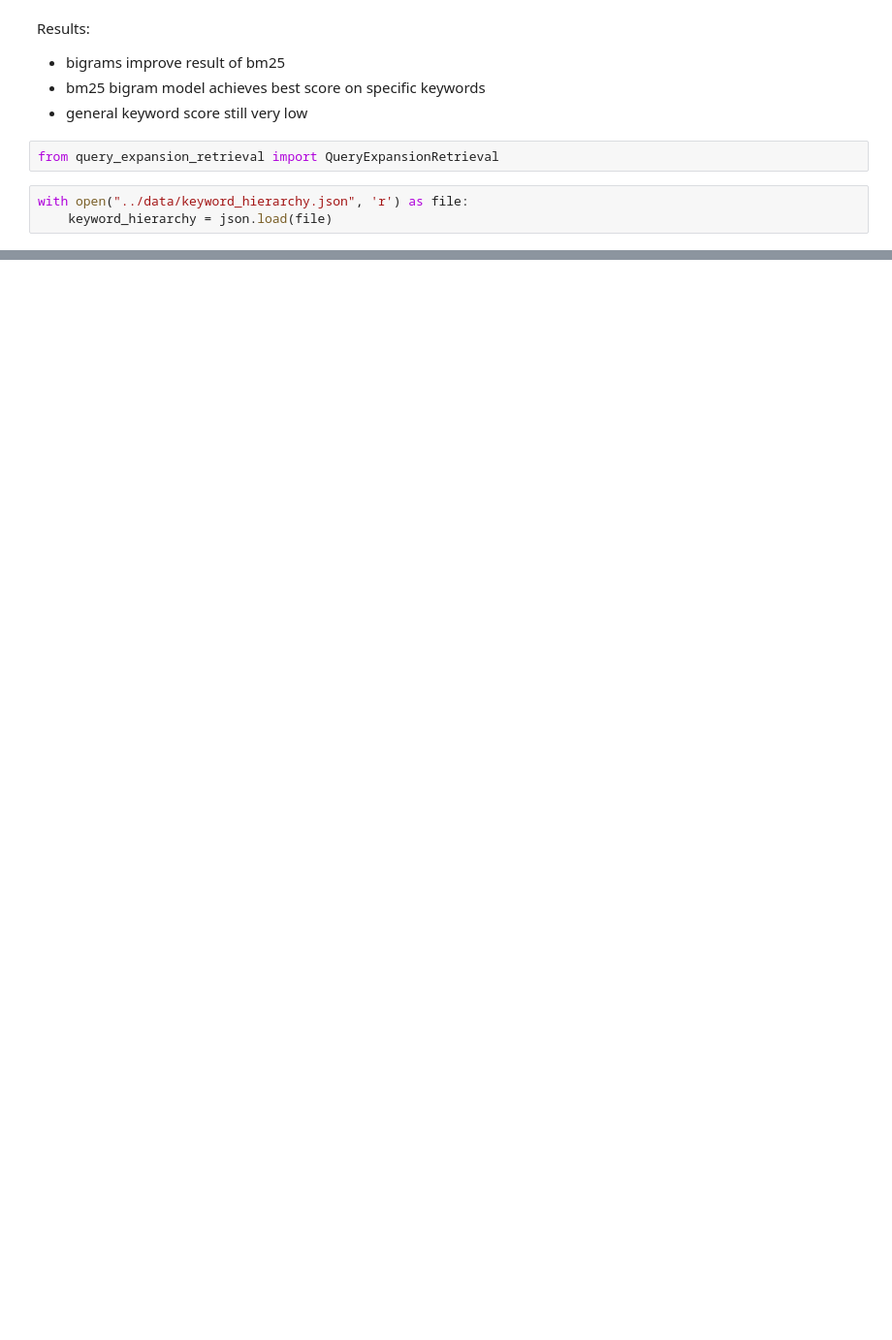
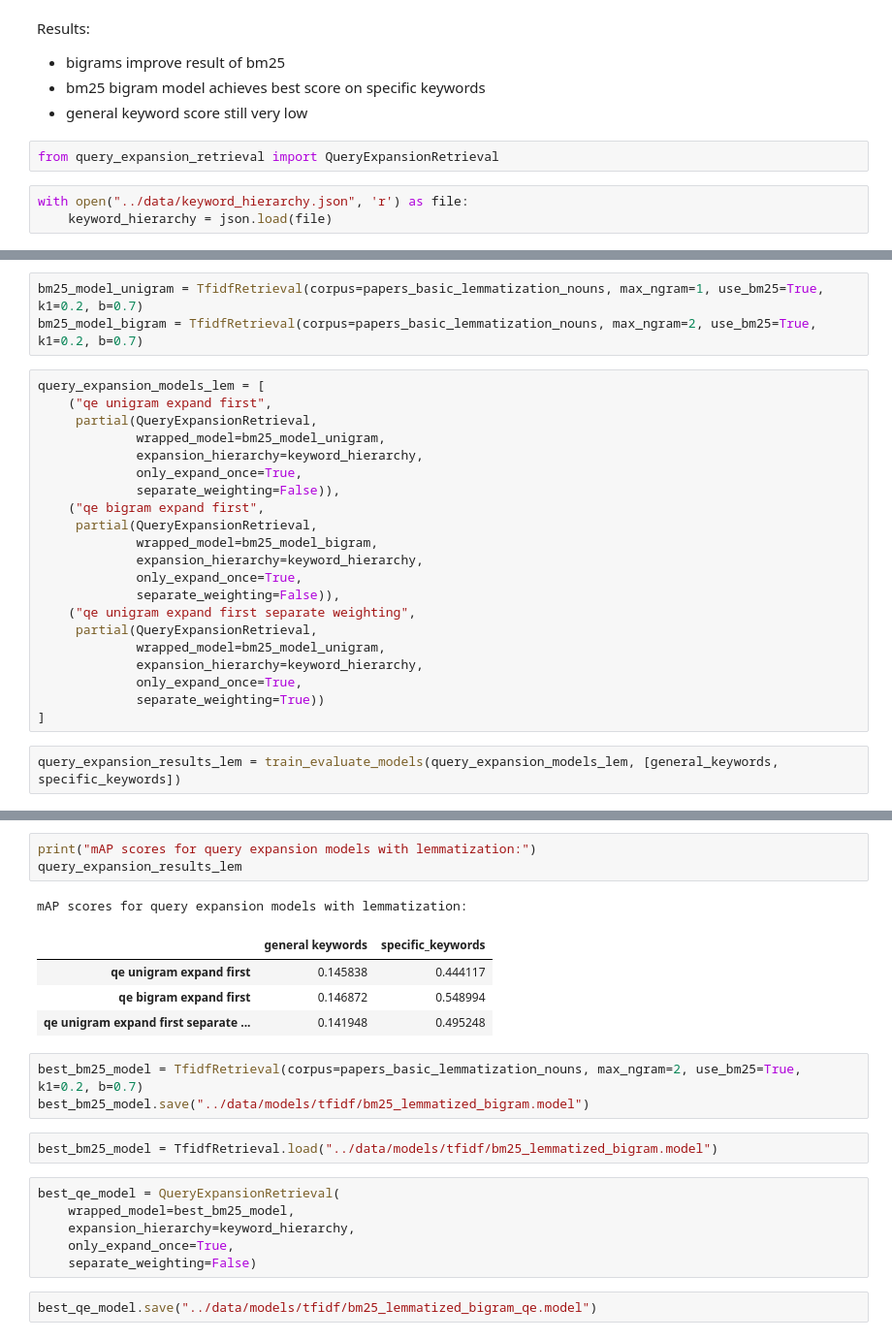
Before and after one commit to JNKielmann/Master-Thesis, a Jupyter notebook: paper_retrieval/tf_idf_evaluation.ipynb, the cells around one changed output, grey strips where cells are left out. Shown at 97% size. Drawn from its saved outputs; the diff is of its cells as text; blank space fills up the shorter version.

```diff
--- a/paper_retrieval/tf_idf_evaluation.ipynb
+++ b/paper_retrieval/tf_idf_evaluation.ipynb
@@ -290,0 +299,26 @@ ngram_bm25_result
+# %%
+bm25_model_unigram = TfidfRetrieval(corpus=papers_basic_lemmatization_nouns, max_ngram=1, use_bm25=True, k1=0.2, b=0.7)
+bm25_model_bigram = TfidfRetrieval(corpus=papers_basic_lemmatization_nouns, max_ngram=2, use_bm25=True, k1=0.2, b=0.7)
+# %%
+query_expansion_models_lem = [
+    ("qe unigram expand first",
+     partial(QueryExpansionRetrieval,
+             wrapped_model=bm25_model_unigram,
+             expansion_hierarchy=keyword_hierarchy,
+             only_expand_once=True,
+             separate_weighting=False)),
+    ("qe bigram expand first",
+     partial(QueryExpansionRetrieval,
+             wrapped_model=bm25_model_bigram,
+             expansion_hierarchy=keyword_hierarchy,
+             only_expand_once=True,
+             separate_weighting=False)),
+    ("qe unigram expand first separate weighting",
+     partial(QueryExpansionRetrieval,
+             wrapped_model=bm25_model_unigram,
+             expansion_hierarchy=keyword_hierarchy,
+             only_expand_once=True,
+             separate_weighting=True))
+]
+# %%
+query_expansion_results_lem = train_evaluate_models(query_expansion_models_lem, [general_keywords, specific_keywords])
@@ -290,0 +341,22 @@ ngram_bm25_result
+# %%
+print("mAP scores for query expansion models with lemmatization:")
+query_expansion_results_lem
+# %% [output]
+mAP scores for query expansion models with lemmatization:
+|  | general keywords | specific_keywords |
+| qe unigram expand first | 0.145838 | 0.444117 |
+| qe bigram expand first | 0.146872 | 0.548994 |
+| qe unigram expand first separate ... | 0.141948 | 0.495248 |
+# %%
+best_bm25_model = TfidfRetrieval(corpus=papers_basic_lemmatization_nouns, max_ngram=2, use_bm25=True, k1=0.2, b=0.7)
+best_bm25_model.save("../data/models/tfidf/bm25_lemmatized_bigram.model")
+# %%
+best_bm25_model = TfidfRetrieval.load("../data/models/tfidf/bm25_lemmatized_bigram.model")
+# %%
+best_qe_model = QueryExpansionRetrieval(
+    wrapped_model=best_bm25_model,
+    expansion_hierarchy=keyword_hierarchy,
+    only_expand_once=True,
+    separate_weighting=False)
+# %%
+best_qe_model.save("../data/models/tfidf/bm25_lemmatized_bigram_qe.model")
```
Also changed, not shown: parts of 14 cells of this notebook, 2 other files.
